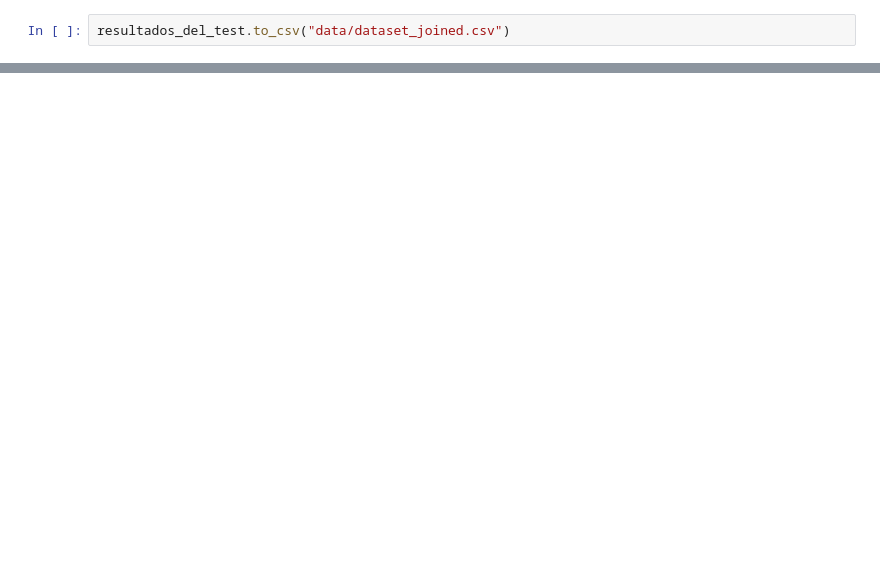
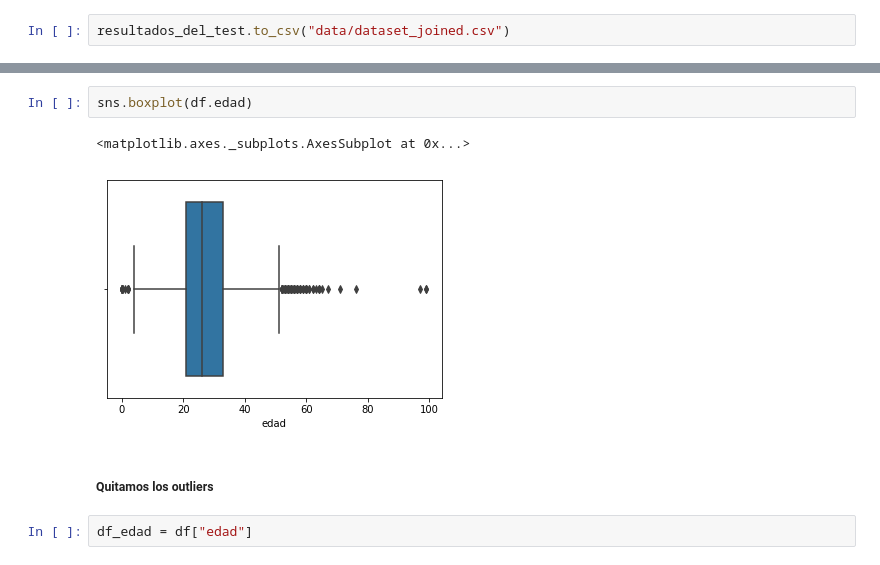
Before and after one commit to cdgn-coding/ml-test-noviazgo, a Jupyter notebook: notebook_unificada.ipynb, the cells around one changed output, grey strips where cells are left out. Saved outputs shown, nothing was run; the diff lists cells and outputs as text; blank space fills up the shorter version.

```diff
--- a/notebook_unificada.ipynb
+++ b/notebook_unificada.ipynb
@@ -90,0 +182,9 @@ resultados_del_test = pd.read_csv("data/resultados-del-test.csv", delimiter = ",
+# %%
+sns.boxplot(df.edad)
+# %% [output]
+<matplotlib.axes._subplots.AxesSubplot at 0x...>
+[figure, added]
+# %% [markdown]
+##### Quitamos los outliers
+# %%
+df_edad = df["edad"]
```
Also changed, not shown: parts of 45 cells of this notebook.
